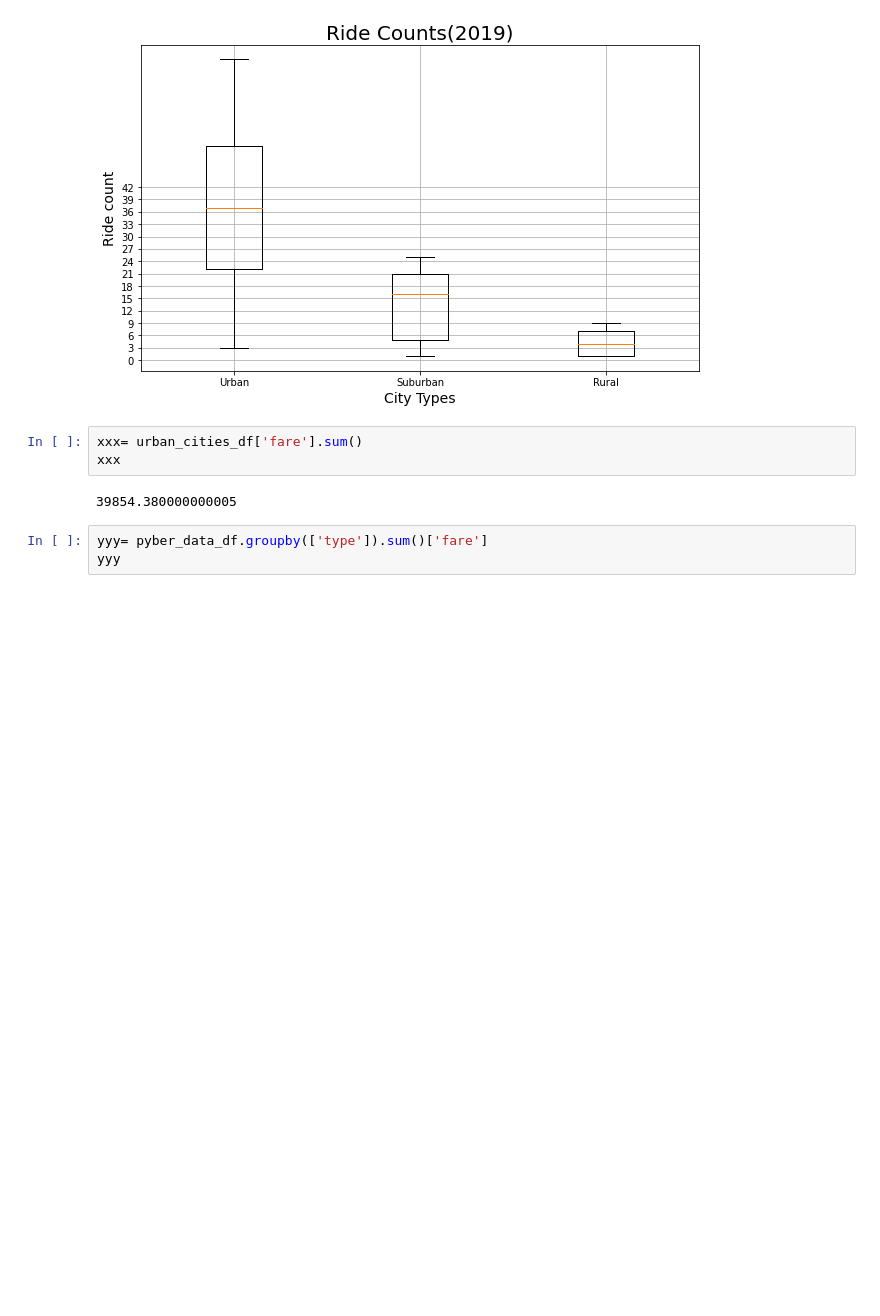
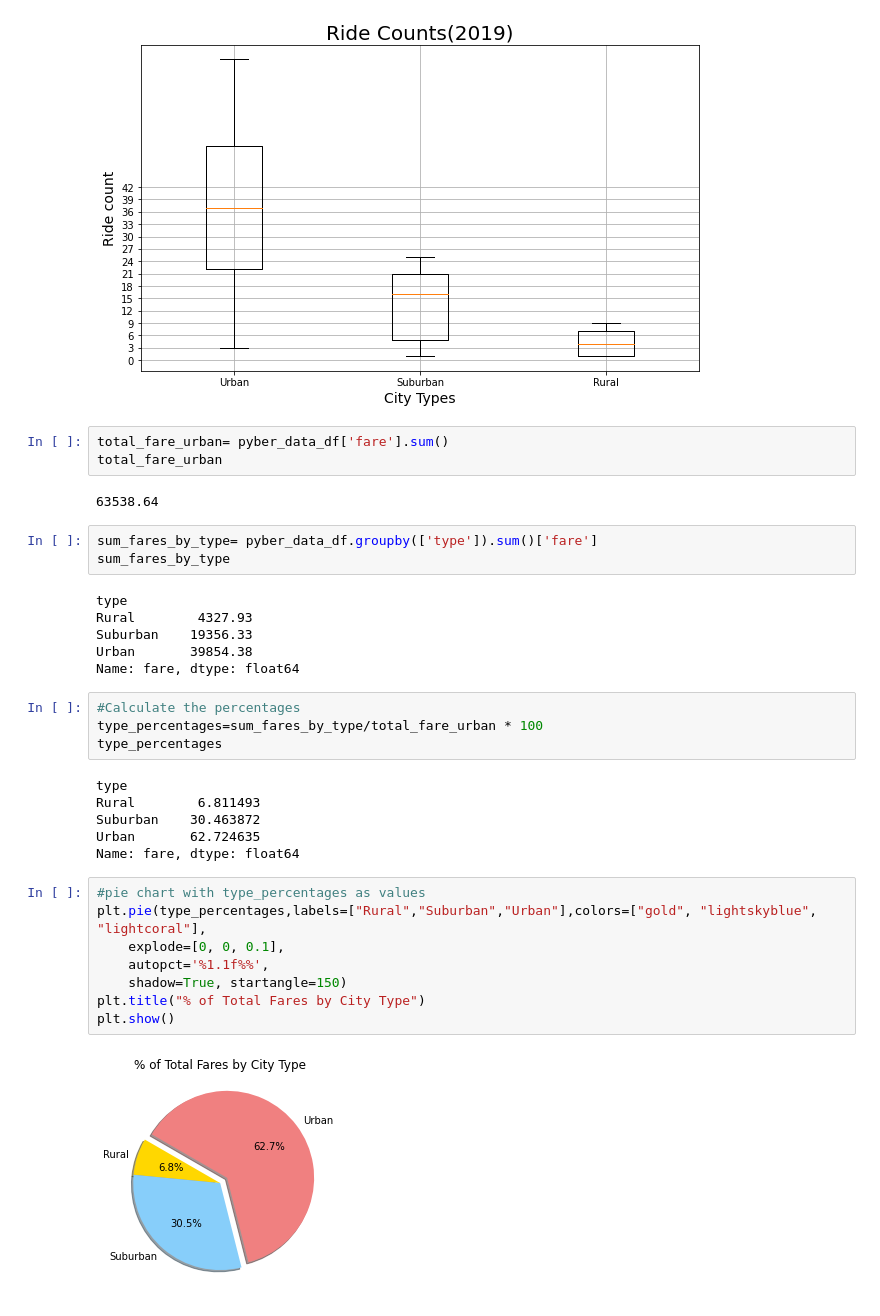
Before and after one commit to shaileeM/PyBer_Analysis, a Jupyter notebook: PyBer.ipynb, the cells around one changed output. Saved outputs shown, nothing was run; the diff lists cells and outputs as text; blank space fills up the shorter version.

Commit message:
Pyber % fare for each city type

```diff
--- a/PyBer.ipynb
+++ b/PyBer.ipynb
@@ -592,11 +592,37 @@ plt.savefig("analysis/Fig4.png")
 plt.show()
 # %% [output]
 [figure]
-# %%
-xxx= urban_cities_df['fare'].sum()
-xxx
-# %% [output]
-39854.380000000005
+# %%
+total_fare_urban= pyber_data_df['fare'].sum()
+total_fare_urban
+# %% [output]
+63538.64
 # %%
-yyy= pyber_data_df.groupby(['type']).sum()['fare']
-yyy
+sum_fares_by_type= pyber_data_df.groupby(['type']).sum()['fare']
+sum_fares_by_type
+# %% [output]
+type
+Rural        4327.93
+Suburban    19356.33
+Urban       39854.38
+Name: fare, dtype: float64
+# %%
+#Calculate the percentages
+type_percentages=sum_fares_by_type/total_fare_urban * 100
+type_percentages
+# %% [output]
+type
+Rural        6.811493
+Suburban    30.463872
+Urban       62.724635
+Name: fare, dtype: float64
+# %%
+#pie chart with type_percentages as values
+plt.pie(type_percentages,labels=["Rural","Suburban","Urban"],colors=["gold", "lightskyblue", "lightcoral"],
+    explode=[0, 0, 0.1],
+    autopct='%1.1f%%',
+    shadow=True, startangle=150)
+plt.title("% of Total Fares by City Type")
+plt.show()
+# %% [output]
+[figure, added]
```
